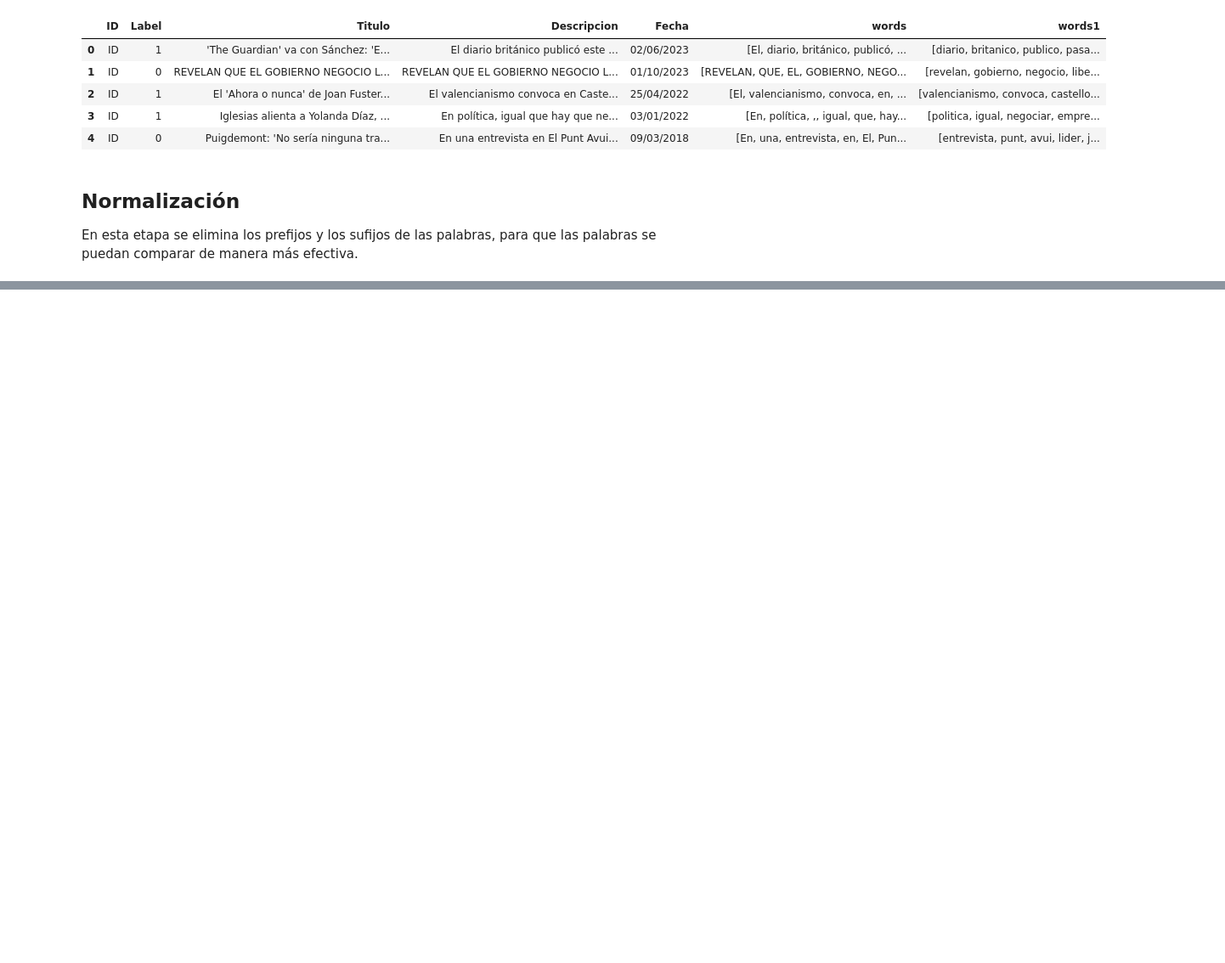
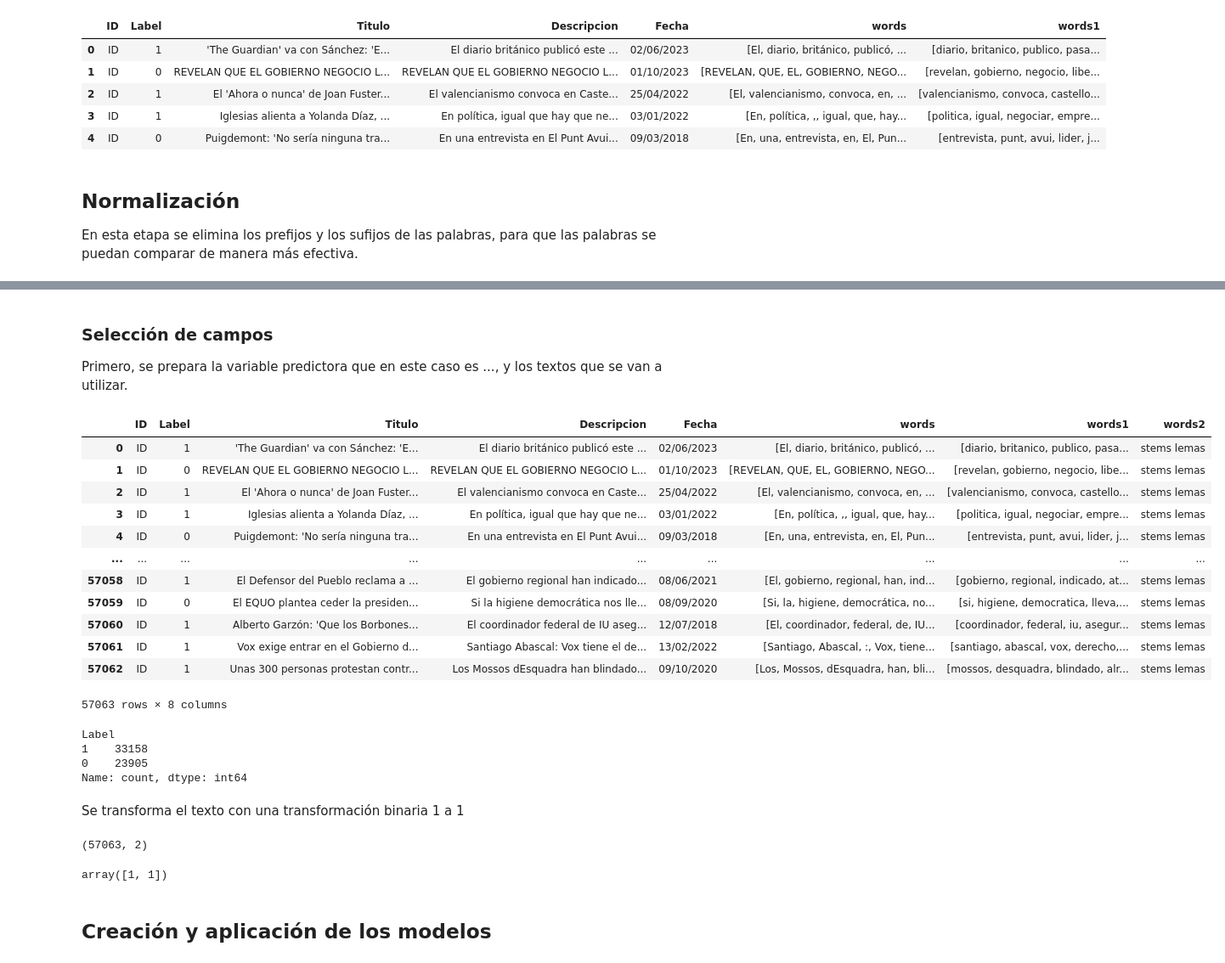
Before and after one commit to Jdpf28/Proyecto1, a Jupyter notebook: proyecto1.ipynb, the cells around one changed output, grey strips where cells are left out. Shown at 85% size. Drawn from its saved outputs; the diff is of its cells as text; code cells hidden in the pictures; blank space fills up the shorter version.

```diff
--- a/proyecto1.ipynb
+++ b/proyecto1.ipynb
@@ -403,0 +377,35 @@ You should consider upgrading via the 'c:\Users\Julian\AppData\Local\Programs\Py
+# %%
+import stanza
+from nltk.stem import SnowballStemmer
+from tqdm import tqdm
+
+
+stanza.download("es")
+nlp_stanza = stanza.Pipeline("es", processors="tokenize,mwt,pos,lemma")
+
+
+stemmer = SnowballStemmer("spanish")
+
+
+def stem_words(words):
+    return [stemmer.stem(word) for word in words]
+
+
+def lemmatize_text(texts):
+    lemmatized_texts = []
+    for text in tqdm(texts, desc="Lematizando textos"):
+        doc = nlp_stanza(text)
+        lemmatized_texts.append([word.lemma for sentence in doc.sentences for word in sentence.words])
+    return lemmatized_texts
+
+
+def stem_and_lemmatize(words_list):
+    texts = [" ".join(words) for words in words_list]  # Convertir listas de palabras en texto
+    stems = [stem_words(words) for words in tqdm(words_list, desc="Aplicando stemming")]
+    lemmas = lemmatize_text(texts)  # Ahora usa nlp_stanza(text) correctamente
+
+    return [{"stems": stem, "lemas": lema} for stem, lema in zip(stems, lemmas)]
+
+df_t['words2'] = stem_and_lemmatize(df_t['words1'].tolist())
+
+print(df_t.head())
@@ -403,0 +447,44 @@ You should consider upgrading via the 'c:\Users\Julian\AppData\Local\Programs\Py
+# %% [markdown]
+### Selección de campos
+Primero, se prepara la variable predictora que en este caso es ..., y los textos que se van a utilizar.
+# %%
+df_t['words2'] = df_t['words2'].apply(lambda x: ' '.join(map(str, x)))
+df_t
+# %% [output]
+|  | ID | Label | Titulo | Descripcion | Fecha | words | words1 | words2 |
+| 0 | ID | 1 | 'The Guardian' va con Sánchez: 'E... | El diario británico publicó este ... | 02/06/2023 | [El, diario, británico, publicó, ... | [diario, britanico, publico, pasa... | stems lemas |
+| 1 | ID | 0 | REVELAN QUE EL GOBIERNO NEGOCIO L... | REVELAN QUE EL GOBIERNO NEGOCIO L... | 01/10/2023 | [REVELAN, QUE, EL, GOBIERNO, NEGO... | [revelan, gobierno, negocio, libe... | stems lemas |
+| 2 | ID | 1 | El 'Ahora o nunca' de Joan Fuster... | El valencianismo convoca en Caste... | 25/04/2022 | [El, valencianismo, convoca, en, ... | [valencianismo, convoca, castello... | stems lemas |
+| 3 | ID | 1 | Iglesias alienta a Yolanda Díaz, ... | En política, igual que hay que ne... | 03/01/2022 | [En, política, ,, igual, que, hay... | [politica, igual, negociar, empre... | stems lemas |
+| 4 | ID | 0 | Puigdemont: 'No sería ninguna tra... | En una entrevista en El Punt Avui... | 09/03/2018 | [En, una, entrevista, en, El, Pun... | [entrevista, punt, avui, lider, j... | stems lemas |
+| ... | ... | ... | ... | ... | ... | ... | ... | ... |
+| 57058 | ID | 1 | El Defensor del Pueblo reclama a ... | El gobierno regional han indicado... | 08/06/2021 | [El, gobierno, regional, han, ind... | [gobierno, regional, indicado, at... | stems lemas |
+| 57059 | ID | 0 | El EQUO plantea ceder la presiden... | Si la higiene democrática nos lle... | 08/09/2020 | [Si, la, higiene, democrática, no... | [si, higiene, democratica, lleva,... | stems lemas |
+| 57060 | ID | 1 | Alberto Garzón: 'Que los Borbones... | El coordinador federal de IU aseg... | 12/07/2018 | [El, coordinador, federal, de, IU... | [coordinador, federal, iu, asegur... | stems lemas |
+| 57061 | ID | 1 | Vox exige entrar en el Gobierno d... | Santiago Abascal: Vox tiene el de... | 13/02/2022 | [Santiago, Abascal, :, Vox, tiene... | [santiago, abascal, vox, derecho,... | stems lemas |
+| 57062 | ID | 1 | Unas 300 personas protestan contr... | Los Mossos dEsquadra han blindado... | 09/10/2020 | [Los, Mossos, dEsquadra, han, bli... | [mossos, desquadra, blindado, alr... | stems lemas |
+57063 rows × 8 columns
+# %%
+X_data, y_data = df_t['words2'], df_t['Label']
+
+y_data = (y_data == 1).astype(int)
+
+
+print(y_data.value_counts())
+# %% [output]
+Label
+1    33158
+0    23905
+Name: count, dtype: int64
+# %% [markdown]
+Se transforma el texto con una transformación binaria 1 a 1
+# %%
+dummy = CountVectorizer(binary=True)
+X_dummy = dummy.fit_transform(X_data)
+print(X_dummy.shape)
+X_dummy.toarray()[0]
+# %% [output]
+(57063, 2)
+array([1, 1])
+# %% [markdown]
+## Creación y aplicación de los modelos
```
Also changed, not shown: parts of 6 cells of this notebook.
